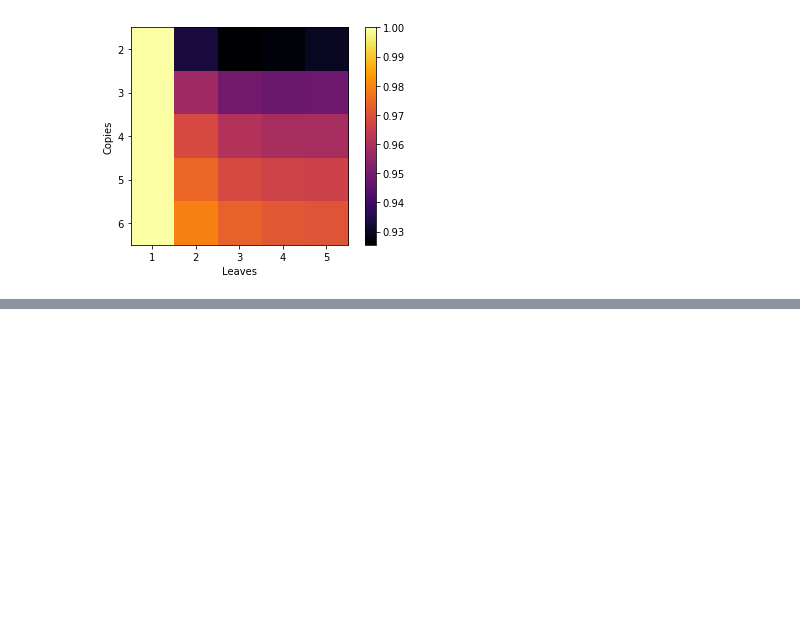
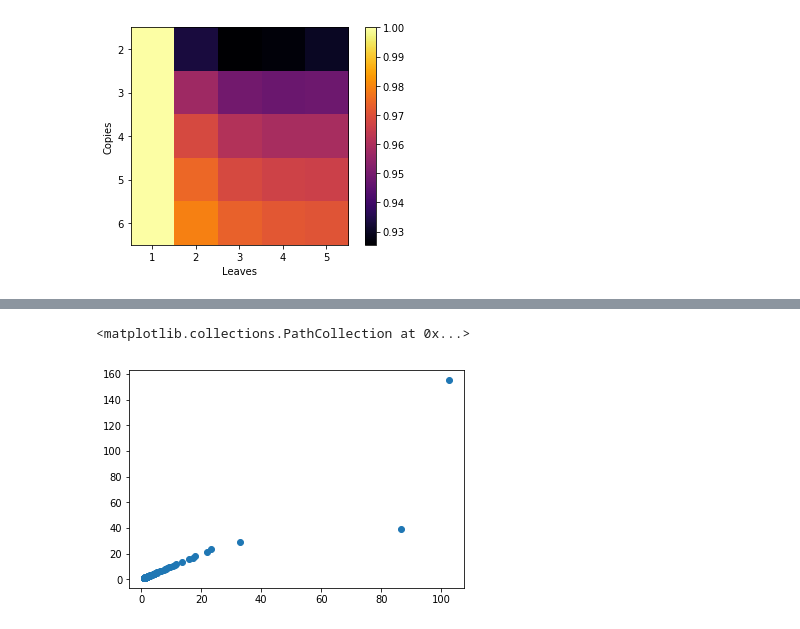
Before and after one commit to PhilChodrow/multigraph_moments, a Jupyter notebook: convergence_fig.ipynb, the cells around one changed output, grey strips where cells are left out. Drawn from its saved outputs; the diff is of its cells as text; code cells hidden in the pictures; blank space fills up the shorter version.

Commit message:
updates to optimization and jacobian computations

```diff
--- a/convergence_fig.ipynb
+++ b/convergence_fig.ipynb
@@ -298,13 +285,3 @@ plt.yticks(np.arange(5), 2 + np.arange(5))
   <matplotlib.axis.YTick at 0x...>],
  <a list of 5 Text yticklabel objects>)
 [figure]
-# %%
-d = star_graph_sequence(1, 1)
-n = len(d)
-# b_, obj = opt.compute_b(d,
-#                         message_every = 10000,
-#                         alpha = .001,
-#                         max_steps = 10**3,
-#                         feasible_value = 0)
-
-b_ = root(lambda b: opt.degree_estimate(b) - d, x0 = np.ones(n))['x']
@@ -310,0 +290,18 @@ b_ = root(lambda b: opt.degree_estimate(b) - d, x0 = np.ones(n))['x']
+# %%
+def numerical_jacobian(b):
+    n = len(b)
+    J = np.zeros((n,n))
+    for i in range(n):
+        J[i] = approx_fprime(b,
+                             f = lambda b: opt.W_from_b(b).sum(axis = 1)[i],
+                             epsilon = 1)
+
+    return(J)
+# %%
+test_b = (np.random.rand(n) + 1)**6
+# test_b = np.ones(n)
+if opt.check_feasible(test_b):
+    J = numerical_jacobian(test_b)
+    vals = eig(J)[0]
+    if np.all(vals > 0):
+        print('positive definite')
@@ -310,0 +354,8 @@ b_ = root(lambda b: opt.degree_estimate(b) - d, x0 = np.ones(n))['x']
+# %%
+# Pretty much dominated by the diagonal
+# Conj: J is diagonally dominant, and strictly so when b is larger than unity.
+
+plt.scatter(-np.sort(-np.diag(J)), vals)
+# %% [output]
+<matplotlib.collections.PathCollection at 0x...>
+[figure, added]
```
Also changed, not shown: parts of 10 cells of this notebook, 2 other files.
